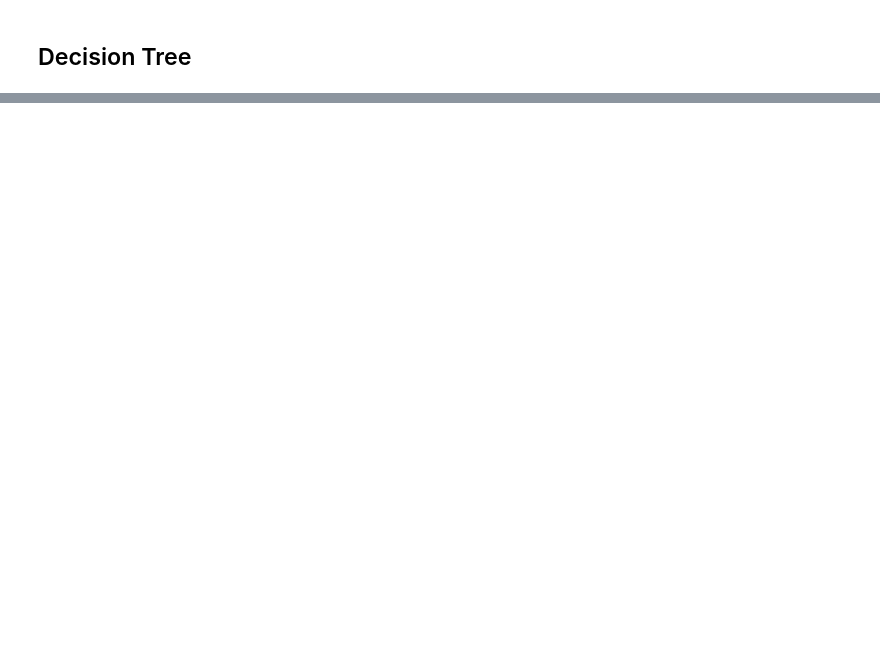
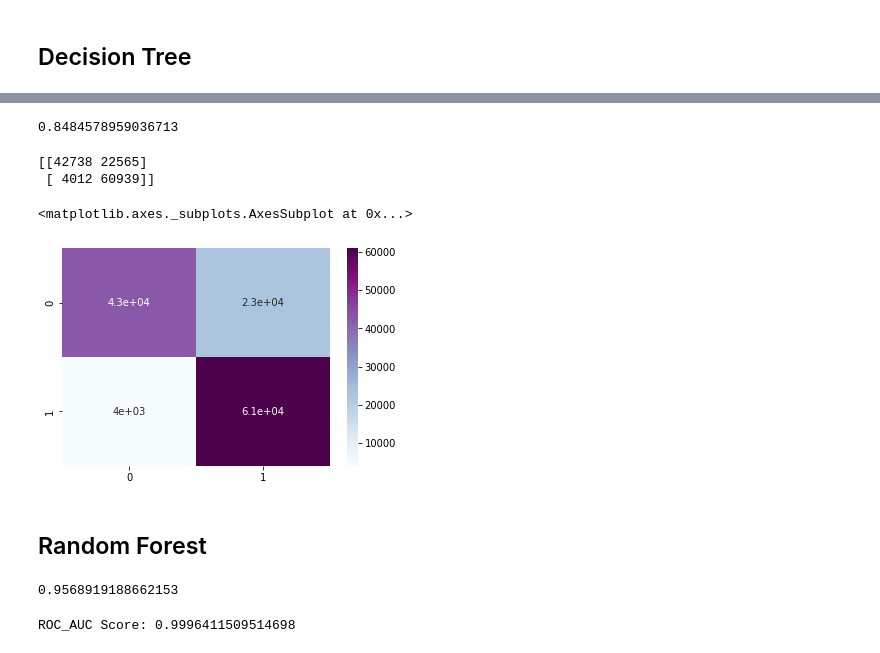
Before and after one commit to Shashwat-spyder/Health-Insurance-Cross-Sell, a Jupyter notebook: Copy_of_HEALTH_INSURANCE_CROSS_SELL_PREDICTION.ipynb, the cells around one changed output, grey strips where cells are left out. Cells and saved outputs as stored; diff of their text form; code cells hidden in the pictures; blank space fills up the shorter version.

```diff
--- a/Copy_of_HEALTH_INSURANCE_CROSS_SELL_PREDICTION.ipynb
+++ b/Copy_of_HEALTH_INSURANCE_CROSS_SELL_PREDICTION.ipynb
@@ -497,2 +494,12 @@ print(auc)
 # %% [markdown]
 ## Decision Tree
+# %%
+DTmodel=  DecisionTreeClassifier(criterion = 'entropy',splitter = 'random',max_depth=10)
+DTmodel.fit(X_train, y_train)
+
+trainscoreDT =  DTmodel.score(X_train, y_train)
+testscoreDT =  DTmodel.score(X_test, y_test)
+# %%
+y_predDTTest =  DTmodel.predict(X_test)
+print(' f1 score: ',f1_score(y_test, y_predDTTest),'\n')
+print(confusion_matrix(y_test, y_predDTTest))
@@ -498,0 +522,39 @@ print(auc)
+# %%
+probabilityValues = DTmodel.predict_proba(X_test)[:,1]
+#Calculate AUC
+auc = roc_auc_score(y_test,probabilityValues)
+print(auc)
+# %% [output]
+0.8484578959036713
+# %%
+cmdt=confusion_matrix(y_test,y_predDTTest)
+print(cmdt)
+sns.heatmap(cmdt,annot=True,cmap='BuPu')
+# %% [output]
+[[42738 22565]
+ [ 4012 60939]]
+<matplotlib.axes._subplots.AxesSubplot at 0x...>
+[figure, added]
+# %% [markdown]
+## Random Forest
+# %%
+randomforest = RandomForestClassifier()
+randomforest=randomforest.fit(X_train, y_train)
+y_predRF = randomforest.predict(X_test)
+RF_probability = randomforest.predict_proba(X_test)[:,1]
+
+
+
+acc_rf=accuracy_score(y_test,y_predRF)
+recall_rf=recall_score(y_test,y_predRF)
+precision_rf=precision_score(y_test,y_predRF)
+f1score_rf=f1_score(y_test,y_predRF)
+
+print(accuracy_score(y_predRF,y_test))
+# %% [output]
+0.9568919188662153
+# %%
+AUC_RF=roc_auc_score(y_test, RF_probability)
+print("ROC_AUC Score:",AUC_RF)
+# %% [output]
+ROC_AUC Score: 0.9996411509514698
```
Also changed, not shown: parts of 26 cells of this notebook.
